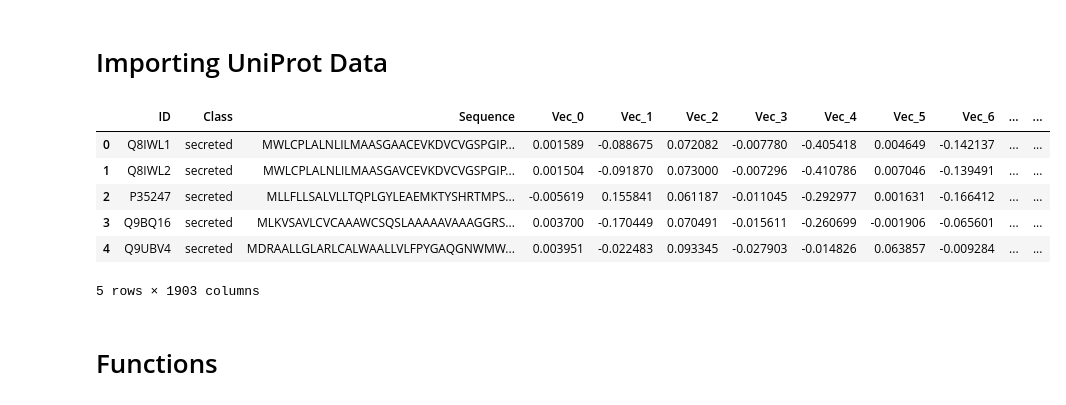
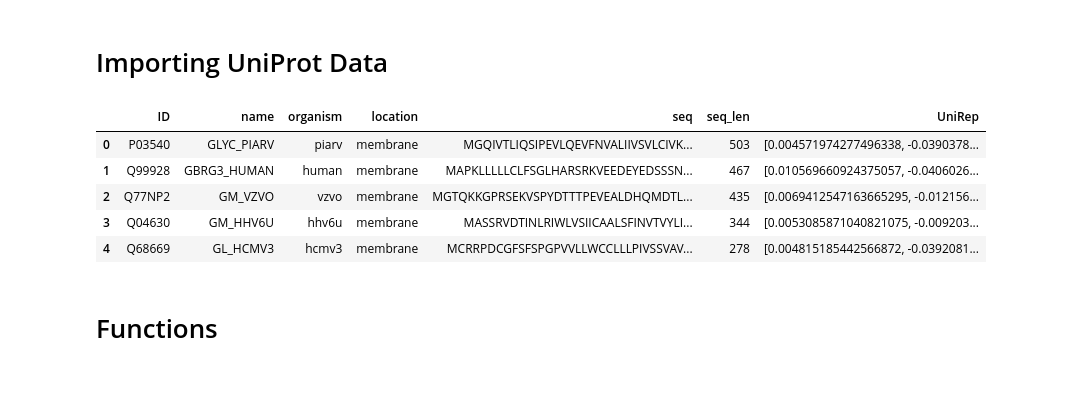
Before and after one commit to Lean-Mean-Protein-Machine-Learning/LMPM, a Jupyter notebook: Sklearn_supervised_models.ipynb, the cells around one changed output. Saved outputs shown, nothing was run; the diff lists cells and outputs as text; code cells hidden in the pictures.

Commit message:
In process of updating data sets in notebook

```diff
--- a/Sklearn_supervised_models.ipynb
+++ b/Sklearn_supervised_models.ipynb
@@ -31,31 +34,33 @@ warnings.filterwarnings('ignore')
 # %% [markdown]
 # Importing UniProt Data
 # %%
-# Importing secreted, cytoplasmic, and transmembrane proteins for human proteome
-secreted = pd.read_csv('human_datasets/secreted.csv')
-cytoplasm = pd.read_csv('human_datasets/cytoplasm.csv')
-transmembrane = pd.read_csv('human_datasets/transmembrane.csv')
+# # Importing secreted, cytoplasmic, and transmembrane proteins for human proteome
+# secreted = pd.read_csv('human_datasets/secreted.csv')
+# cytoplasm = pd.read_csv('human_datasets/cytoplasm.csv')
+# transmembrane = pd.read_csv('human_datasets/transmembrane.csv')
 
-# Adding the class
-secreted['Class'] = 'secreted'
-cytoplasm['Class'] = 'cytoplasm'
-transmembrane['Class'] = 'membrane'
+# # Adding the class
+# secreted['Class'] = 'secreted'
+# cytoplasm['Class'] = 'cytoplasm'
+# transmembrane['Class'] = 'membrane'
 
-# Concatenate df
-human_data = pd.concat([secreted, cytoplasm, transmembrane])
+# # Concatenate df
+# human_data = pd.concat([secreted, cytoplasm, transmembrane])
 
-# Importing a partial data set with unirep features
-human_unirep_part = pd.read_csv('human_datasets/human_testing_data.csv')
-human_unirep_part = human_unirep_part.drop(human_unirep_part.columns[[0]], axis=1)
-human_unirep_part.head()
+# # Importing a partial data set with unirep features
+# human_unirep_part = pd.read_csv('human_datasets/human_testing_data.csv')
+# human_unirep_part = human_unirep_part.drop(human_unirep_part.columns[[0]], axis=1)
+
+# Importing the true data sets with unirep features
+human_unirep = pd.read_pickle('UniRep Datasets/combined_human_UniRep_dataset_noSP.pkl')
+human_unirep.head()
 # %% [output]
-|  | ID | Class | Sequence | Vec_0 | Vec_1 | Vec_2 | Vec_3 | Vec_4 | Vec_5 | Vec_6 | ... | ... |
-| 0 | Q8IWL1 | secreted | MWLCPLALNLILMAASGAACEVKDVCVGSPGIP... | 0.001589 | -0.088675 | 0.072082 | -0.007780 | -0.405418 | 0.004649 | -0.142137 | ... | ... |
-| 1 | Q8IWL2 | secreted | MWLCPLALNLILMAASGAVCEVKDVCVGSPGIP... | 0.001504 | -0.091870 | 0.073000 | -0.007296 | -0.410786 | 0.007046 | -0.139491 | ... | ... |
-| 2 | P35247 | secreted | MLLFLLSALVLLTQPLGYLEAEMKTYSHRTMPS... | -0.005619 | 0.155841 | 0.061187 | -0.011045 | -0.292977 | 0.001631 | -0.166412 | ... | ... |
-| 3 | Q9BQ16 | secreted | MLKVSAVLCVCAAAWCSQSLAAAAAVAAAGGRS... | 0.003700 | -0.170449 | 0.070491 | -0.015611 | -0.260699 | -0.001906 | -0.065601 | ... | ... |
-| 4 | Q9UBV4 | secreted | MDRAALLGLARLCALWAALLVLFPYGAQGNWMW... | 0.003951 | -0.022483 | 0.093345 | -0.027903 | -0.014826 | 0.063857 | -0.009284 | ... | ... |
+|  | ID | name | organism | location | seq | seq_len | UniRep |
+| 0 | P03540 | GLYC_PIARV | piarv | membrane | MGQIVTLIQSIPEVLQEVFNVALIIVSVLCIVK... | 503 | [0.004571974277496338, -0.0390378... |
+| 1 | Q99928 | GBRG3_HUMAN | human | membrane | MAPKLLLLLCLFSGLHARSRKVEEDEYEDSSSN... | 467 | [0.010569660924375057, -0.0406026... |
+| 2 | Q77NP2 | GM_VZVO | vzvo | membrane | MGTQKKGPRSEKVSPYDTTTPEVEALDHQMDTL... | 435 | [0.0069412547163665295, -0.012156... |
+| 3 | Q04630 | GM_HHV6U | hhv6u | membrane | MASSRVDTINLRIWLVSIICAALSFINVTVYLI... | 344 | [0.0053085871040821075, -0.009203... |
+| 4 | Q68669 | GL_HCMV3 | hcmv3 | membrane | MCRRPDCGFSFSPGPVVLLWCCLLLPIVSSVAV... | 278 | [0.004815185442566872, -0.0392081... |
-5 rows × 1903 columns
 # %% [markdown]
 # Functions
 # %%
```
Also changed, not shown: parts of 8 cells of this notebook.
